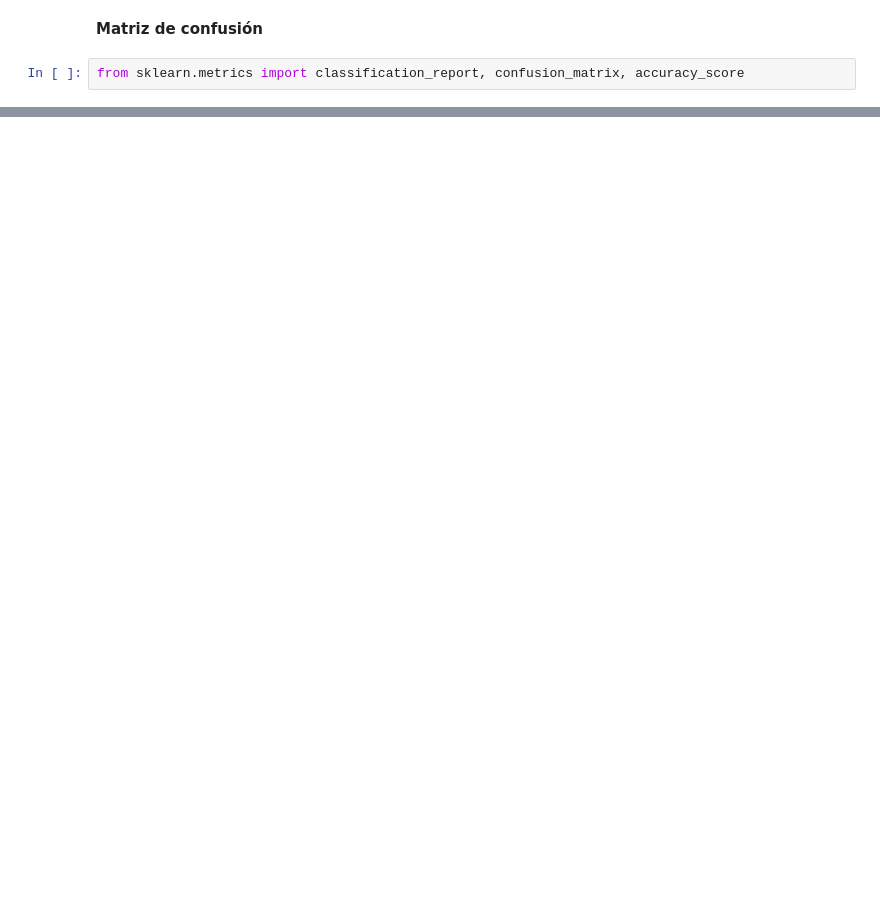
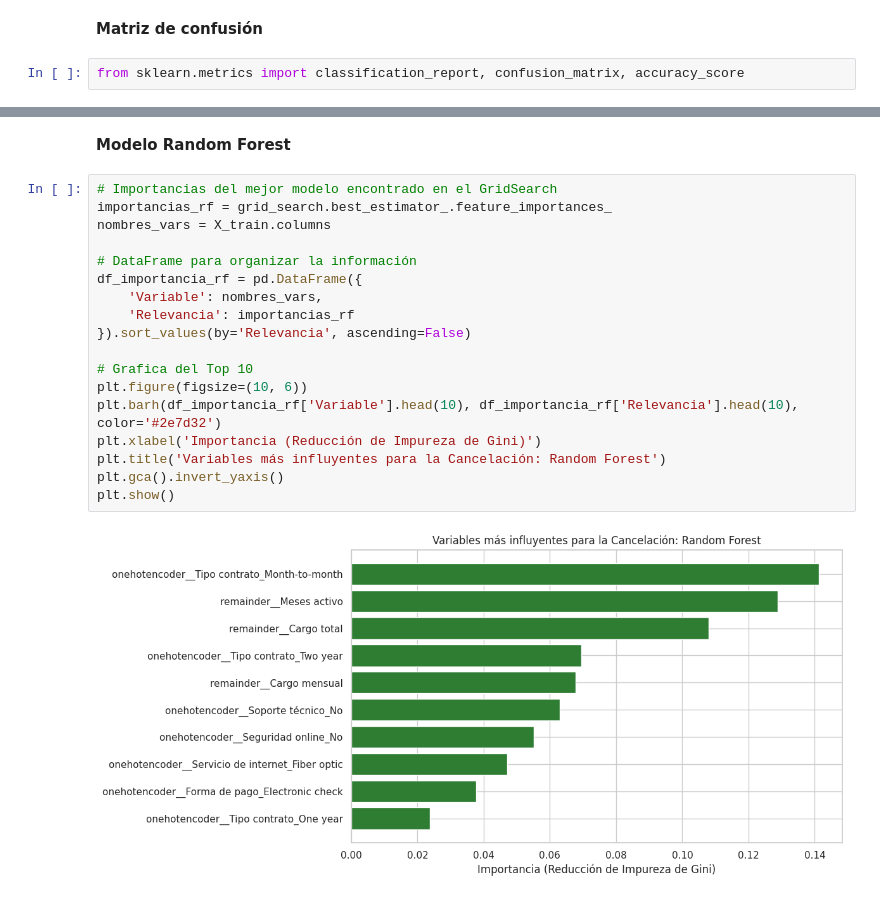
Before and after one commit to MiguelVR9/challenge-telecomX-prediction, a Jupyter notebook: TelecomX_LATAM_2.ipynb, the cells around one changed output, grey strips where cells are left out. Cells and saved outputs as stored; diff of their text form; blank space fills up the shorter version.

```diff
--- a/TelecomX_LATAM_2.ipynb
+++ b/TelecomX_LATAM_2.ipynb
@@ -434,0 +594,22 @@ plt.show()
+# %% [markdown]
+**Modelo Random Forest**
+# %%
+# Importancias del mejor modelo encontrado en el GridSearch
+importancias_rf = grid_search.best_estimator_.feature_importances_
+nombres_vars = X_train.columns
+
+# DataFrame para organizar la información
+df_importancia_rf = pd.DataFrame({
+    'Variable': nombres_vars,
+    'Relevancia': importancias_rf
+}).sort_values(by='Relevancia', ascending=False)
+
+# Grafica del Top 10
+plt.figure(figsize=(10, 6))
+plt.barh(df_importancia_rf['Variable'].head(10), df_importancia_rf['Relevancia'].head(10), color='#2e7d32')
+plt.xlabel('Importancia (Reducción de Impureza de Gini)')
+plt.title('Variables más influyentes para la Cancelación: Random Forest')
+plt.gca().invert_yaxis()
+plt.show()
+# %% [output]
+[figure, added]
```
Also changed, not shown: parts of 13 cells of this notebook.
